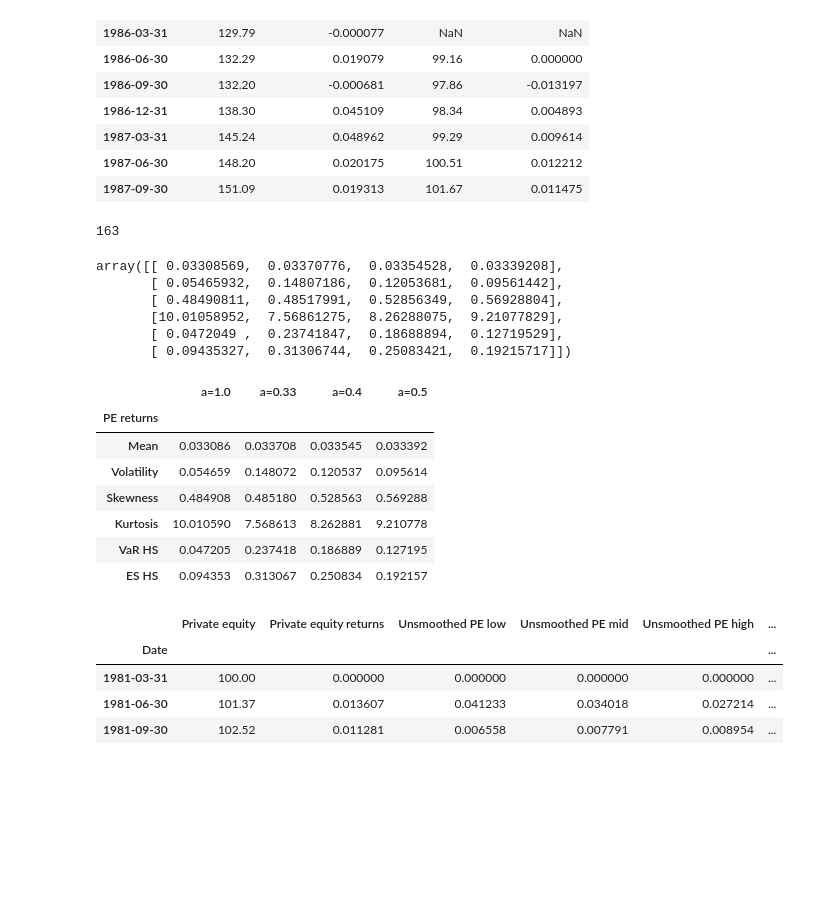
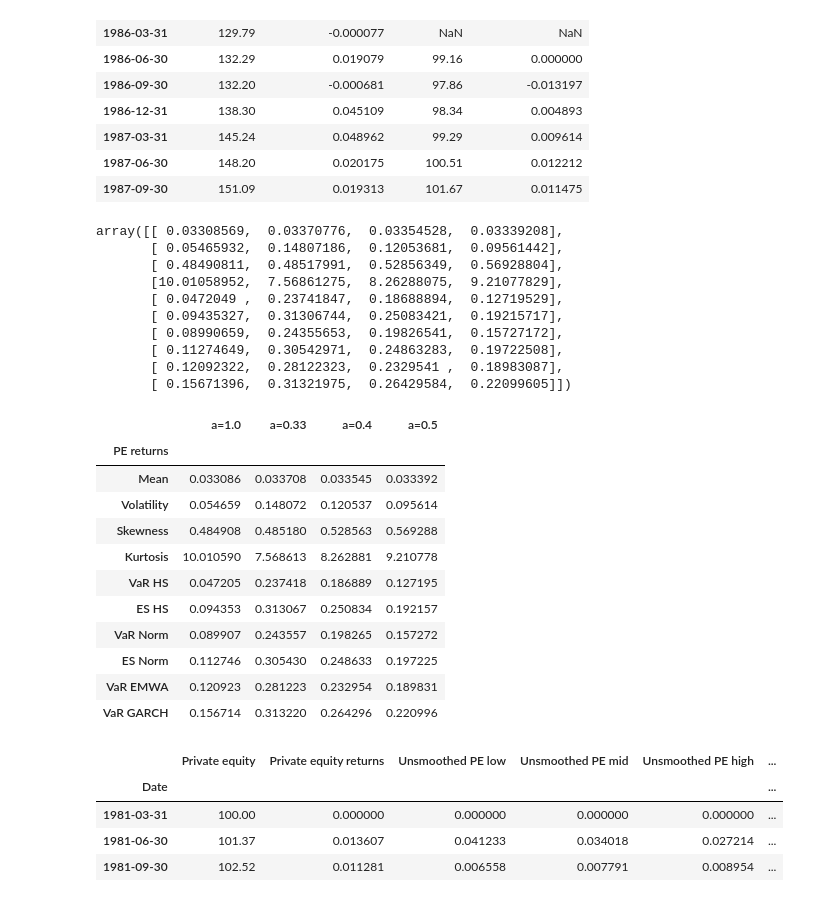
Before and after one commit to MilanGemo/Risk-Project, a Jupyter notebook: Risk Project/Risk_Project.ipynb, the cells around one changed output. Saved outputs shown, nothing was run; the diff lists cells and outputs as text; code cells hidden in the pictures; blank space fills up the shorter version.

```diff
--- a/Risk Project/Risk_Project.ipynb
+++ b/Risk Project/Risk_Project.ipynb
@@ -91,11 +91,6 @@ task.loc['30-09-1985':'30-09-1987']
 | 1987-03-31 | 145.24 | 0.048962 | 99.29 | 0.009614 |
 | 1987-06-30 | 148.20 | 0.020175 | 100.51 | 0.012212 |
 | 1987-09-30 | 151.09 | 0.019313 | 101.67 | 0.011475 |
-# %%
-T=len(ype)
-T
-# %% [output]
-163
 # %%
 # unsmooth the PE returns and calcuate TS characteristics and risk measures.
 # a=1.0 gives index returns, a=0.4 is baseline unsmoothing, while a=0.33 and a=0.5 are upper and lower unsmoothing limits
@@ -104,17 +99,19 @@ T
 
 a=[1.0, 0.33, 0.4, 0.5]
 p=0.05
-
+list = ['Mean','Volatility', 'Skewness', 'Kurtosis', 'VaR HS', 'ES HS','VaR Norm', 'ES Norm', 'VaR EMWA','VaR GARCH']
+lmbda = 0.94
 
 ype1=np.insert(ype, 0, 0.0)
 ype1 = np.delete(ype1,-1)
 
 Tpe=len(ype)
-op=ceil(T*p)
+op=ceil(Tpe*p)
 
 ype_st = np.zeros((Tpe,len(a)), dtype=float)
 ype_sort = np.zeros(Tpe, dtype=float)
-pe_stats = np.zeros((6,len(a)), dtype=float)
+pe_stats = np.zeros((len(list),len(a)), dtype=float)
+proba=np.zeros(Tpe, dtype = float)
 
 for i in range(len(a)):
     ype_st[:,i]=(ype-ype1*(1-a[i]))/a[i]
@@ -130,6 +127,32 @@ for i in range(len(a)):
     ES=-np.mean(ype_sort[:op])
     pe_stats[5,i]=ES
 
+    sigmaN = np.std(ype_st[:,i], ddof=1)
+    VaRN = -sigmaN * stats.norm.ppf(p)
+    pe_stats[6,i]=VaRN
+
+    ES2 = sigmaN * stats.norm.pdf(stats.norm.ppf(p)) / p
+    pe_stats[7,i]=ES2
+
+    s11 = np.var(ype_st[0:30,i], ddof = 1)
+    for t in range(1, Tpe):
+        s11 = lmbda*s11 + (1-lmbda)*ype_st[t-1,i]**2
+    VaREW = -np.sqrt(s11)*stats.norm.ppf(p)
+    pe_stats[8,i]=VaREW
+
+
+    proba = ype_st[:,i]
+    proba=proba.copy(order='C')
+    am = arch_model(proba, mean = 'Zero', vol='Garch', p=1, o=0, q=1, dist='Normal', rescale = False)
+    res = am.fit(update_freq=5, disp = "off")
+    omega = res.params.loc['omega']
+    alpha = res.params.loc['alpha[1]']
+    beta = res.params.loc['beta[1]']
+
+    sigma2 = omega + alpha*proba[Tpe-1]**2 + beta * res.conditional_volatility[-1]**2
+
+    VaRG = -np.sqrt(sigma2) * stats.norm.ppf(p)
+    pe_stats[9,i]=VaRG
 
 pe_stats
 # %% [output]
@@ -138,21 +161,29 @@ array([[ 0.03308569,  0.03370776,  0.03354528,  0.03339208],
        [ 0.48490811,  0.48517991,  0.52856349,  0.56928804],
        [10.01058952,  7.56861275,  8.26288075,  9.21077829],
        [ 0.0472049 ,  0.23741847,  0.18688894,  0.12719529],
-       [ 0.09435327,  0.31306744,  0.25083421,  0.19215717]])
+       [ 0.09435327,  0.31306744,  0.25083421,  0.19215717],
+       [ 0.08990659,  0.24355653,  0.19826541,  0.15727172],
+       [ 0.11274649,  0.30542971,  0.24863283,  0.19722508],
+       [ 0.12092322,  0.28122323,  0.2329541 ,  0.18983087],
+       [ 0.15671396,  0.31321975,  0.26429584,  0.22099605]])
 # %%
-list = ['Mean','Volatility', 'Skewness', 'Kurtosis', 'VaR HS', 'ES HS']
+
 pe_df=pd.DataFrame({'PE returns':list, 'a=1.0':pe_stats[:,0], 'a=0.33':pe_stats[:,1], 'a=0.4':pe_stats[:,2], 'a=0.5':pe_stats[:,3]})
 pe_df = pe_df.set_index('PE returns')
 pe_df
 # %% [output]
 |  | a=1.0 | a=0.33 | a=0.4 | a=0.5 |
 | PE returns |  |  |  |  |
 | Mean | 0.033086 | 0.033708 | 0.033545 | 0.033392 |
 | Volatility | 0.054659 | 0.148072 | 0.120537 | 0.095614 |
 | Skewness | 0.484908 | 0.485180 | 0.528563 | 0.569288 |
 | Kurtosis | 10.010590 | 7.568613 | 8.262881 | 9.210778 |
 | VaR HS | 0.047205 | 0.237418 | 0.186889 | 0.127195 |
 | ES HS | 0.094353 | 0.313067 | 0.250834 | 0.192157 |
+| VaR Norm | 0.089907 | 0.243557 | 0.198265 | 0.157272 |
+| ES Norm | 0.112746 | 0.305430 | 0.248633 | 0.197225 |
+| VaR EMWA | 0.120923 | 0.281223 | 0.232954 | 0.189831 |
+| VaR GARCH | 0.156714 | 0.313220 | 0.264296 | 0.220996 |
 # %%
 task.insert(2,'Unsmoothed PE low', ype_st[:,1])
 task.insert(3,'Unsmoothed PE mid', ype_st[:,2])
```
Also changed, not shown: parts of 3 cells of this notebook, 1 other file.
